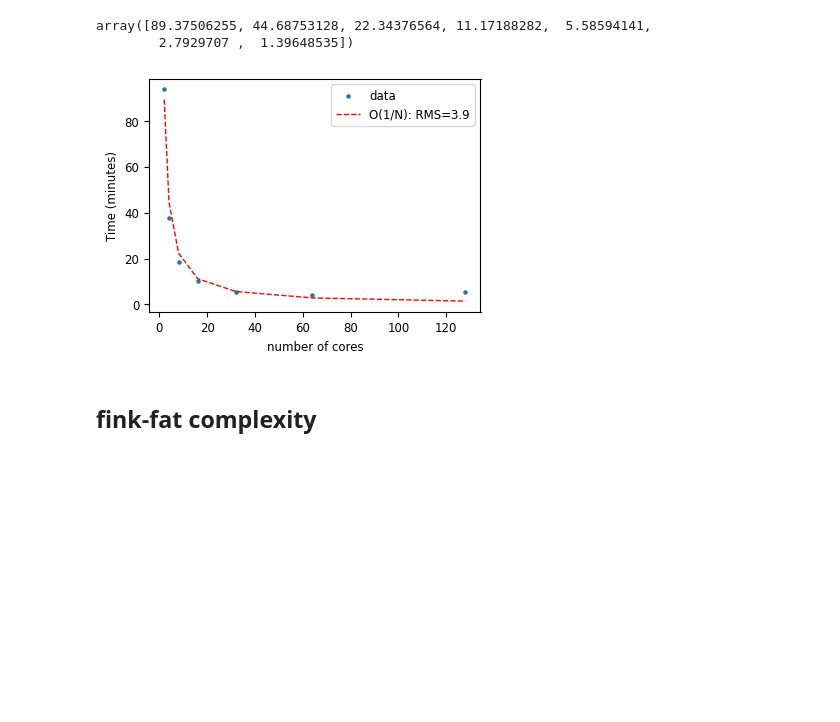
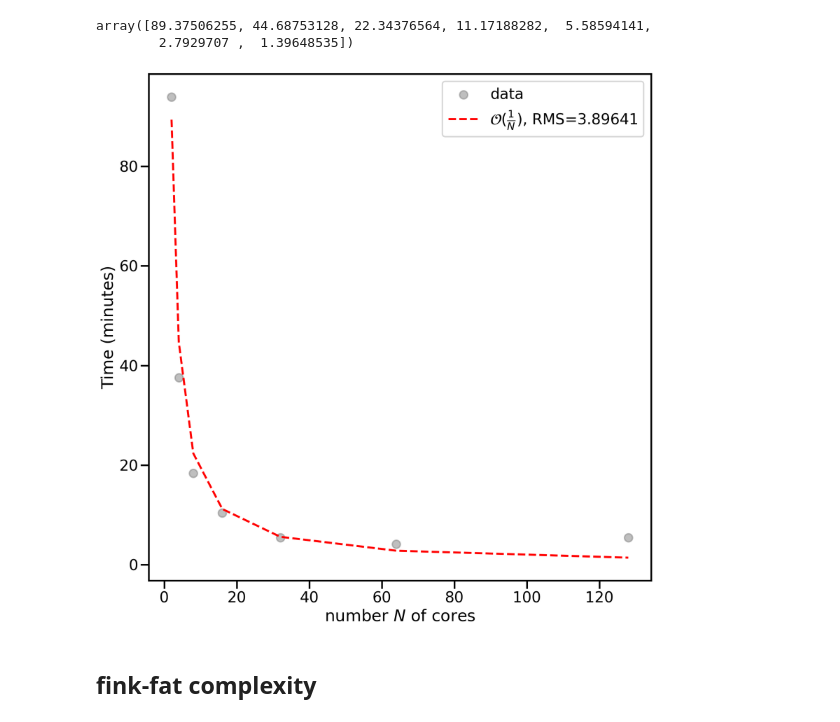
Before and after one commit to FusRoman/fink-fat, a Jupyter notebook: notebook/parameters_selection/orbfit_spark_complexity.ipynb, the cells around one changed output. Saved outputs shown, nothing was run; the diff lists cells and outputs as text; code cells hidden in the pictures; blank space fills up the shorter version.

Commit message:
fix layout for all figures

```diff
--- a/notebook/parameters_selection/orbfit_spark_complexity.ipynb
+++ b/notebook/parameters_selection/orbfit_spark_complexity.ipynb
@@ -394,28 +394,24 @@ f(res_lsq.x, result_strong[:, 0])
 array([89.37506255, 44.68753128, 22.34376564, 11.17188282,  5.58594141,
         2.7929707 ,  1.39648535])
 # %%
-plt.rcParams.update({'font.size': 8.5})
-
-fig = plt.figure(figsize=(4, 3))
+fig = plt.figure(figsize=(12, 12))
 
 # fig.suptitle("Orbfit complexity, strong scaling")
-plt.scatter(result_strong[:, 0], result_strong[:, 1] / 60, label="data", s=5)
+plt.scatter(result_strong[:, 0], result_strong[:, 1] / 60, label="data", color="grey", alpha=0.5)
 plt.plot(
     result_strong[:, 0],
     f(res_lsq.x, result_strong[:, 0]),
-    label="O(1/N): RMS={:.1f}".format(rms(res_lsq)),
-    linewidth=1,
+    label=r"$\mathcal{{O}}$($\frac{{1}}{{N}}$), RMS={:.5f}".format(rms(res_lsq)),
     linestyle="--", color="red"
 )
 
-plt.xlabel("number of cores")
+plt.xlabel(r"number $N$ of cores")
 plt.ylabel("Time (minutes)")
 plt.legend()
 plt.tight_layout()
-plt.savefig("orbfit_comp_strong.pgf")
 plt.show()
 # %% [output]
-[figure, old version]
+[figure, new version]
 # %% [markdown]
 ## fink-fat complexity
 # %%
```
Also changed, not shown: parts of 6 cells of this notebook.
